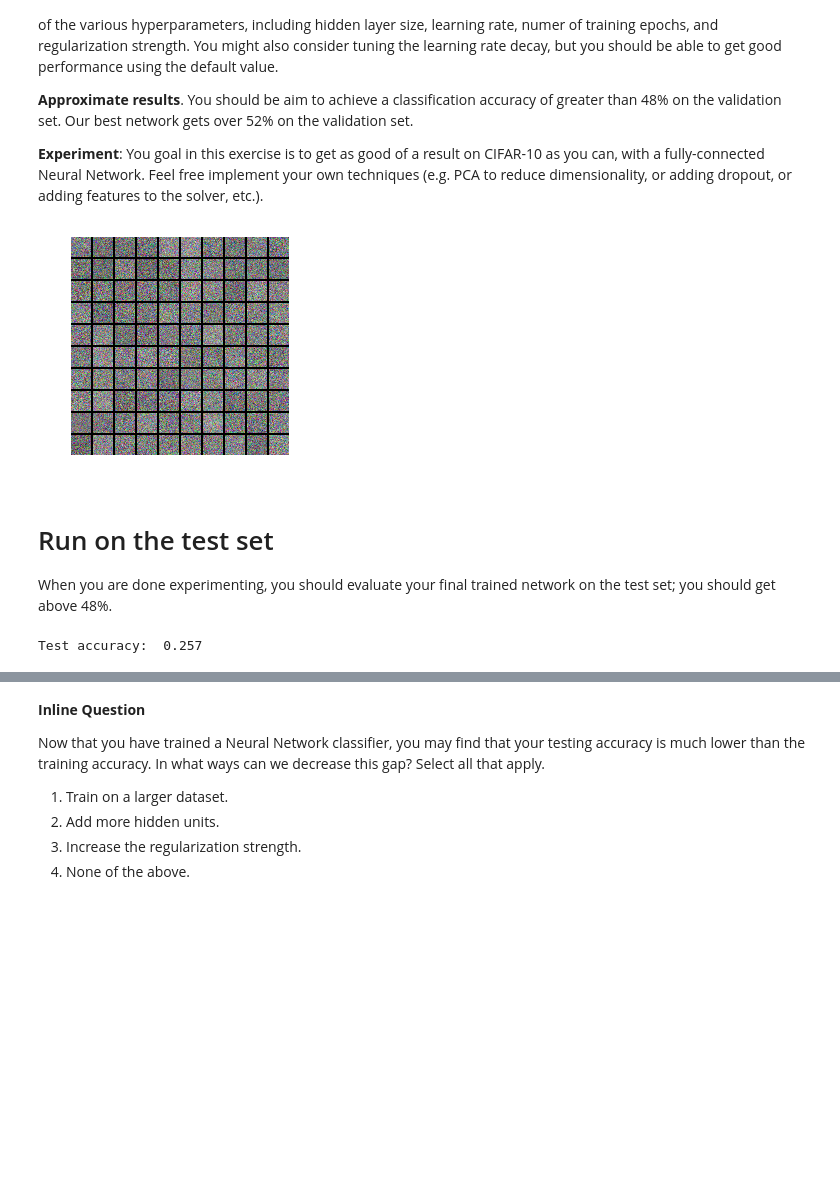
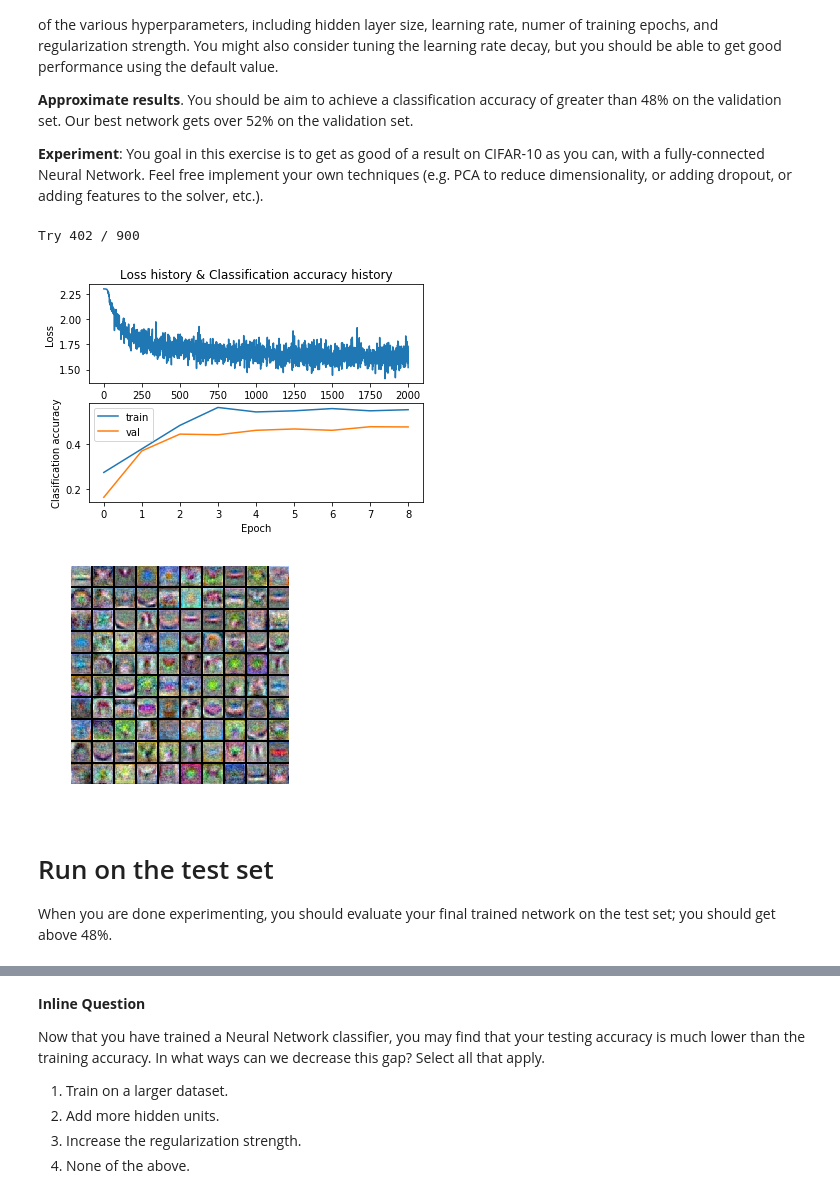
Before and after one commit to caerulea3/cs231n-201812, a Jupyter notebook: assignment1/two_layer_net.ipynb, the cells around one changed output, grey strips where cells are left out. Cells and saved outputs as stored; diff of their text form; code cells hidden in the pictures; blank space fills up the shorter version.

```diff
--- a/assignment1/two_layer_net.ipynb
+++ b/assignment1/two_layer_net.ipynb
@@ -220,7 +220,7 @@ net = TwoLayerNet(input_size, hidden_size, num_classes)
 
 # Train the network
 stats = net.train(X_train, y_train, X_val, y_val,
-            num_iters=1000, batch_size=200,
+            num_iters=10, batch_size=200,
             learning_rate=1e-4, learning_rate_decay=0.95,
             reg=0.25, verbose=True)
 
@@ -307,6 +298,8 @@ from tqdm import tqdm_notebook as tqdm
 best_net = None # store the best model into this
 best_acc = 0
 best_net_stat = None
+best_stats = {'final_iter' : 0}
+import pickle as pk
 #################################################################################
 # TODO: Tune hyperparameters using the validation set. Store your best trained  #
 # model in best_net.                                                            #
@@ -327,8 +320,21 @@ hyperparams_candidate = [(i, j, k)
                          for i in hidden_size_candidate
                          for j in learning_rate_candidate
                          for k in reg_strength_candidate]
+"""Refreshing Code"""
+# with open("two_layer_net_temp.pkl", "wb") as dump_file:
+#     pk.dump(best_stats, dump_file)
 
-for hd_s, lr, rg in tqdm(hyperparams_candidate):
+"""Load Previous Iteration data"""
+with open("two_layer_net_temp.pkl", "rb") as dump_file:
+    best_stats = pk.load(dump_file)
+
+for it in range(len(hyperparams_candidate)):
+    if it==best_stats['final_iter']:
+        print("Try {0} / {1}".format(it, len(hyperparams_candidate)))
+    if it<=best_stats['final_iter']:
+        continue
+
+    hd_s, lr, rg = hyperparams_candidate[it]
     input_size = 32 * 32 * 3
     hidden_size = hd_s
     num_classes = 10
@@ -336,7 +342,7 @@ for hd_s, lr, rg in tqdm(hyperparams_candidate):
 
     # Train the network
     stats = net.train(X_train, y_train, X_val, y_val,
-                num_iters=10, batch_size=200,
+                num_iters=2000, batch_size=200,
                 learning_rate=lr, learning_rate_decay=0.95,
                 reg=rg, verbose=False)
 
@@ -344,23 +350,28 @@ for hd_s, lr, rg in tqdm(hyperparams_candidate):
     val_acc = (net.predict(X_val) == y_val).mean()
 #     print('Validation accuracy: ', val_acc)
     if val_acc>best_acc:
-        best_net = net
-        best_acc = val_acc
-        best_net_stat = stats
+        best_stats['best_net'] = net
+        best_stats['best_acc'] = val_acc
+        best_stats['best_net_stat'] = stats
+        best_stats['hidden_size'] = hd_s
+        best_stats['learning_rate'] = lr
+        best_stats['regularization_str'] = rg
+
+    with open("two_layer_net_temp.pkl", "wb") as dump_file:
+        best_stats['final_iter'] = it
+        pk.dump(best_stats, dump_file)
     del net, val_acc, stats
 #################################################################################
 #                               END OF YOUR CODE                                #
 #################################################################################
+# %% [output]
+Try 402 / 900
 # %%
 # visualize the weights of the best network
-show_net_weights(best_net, best_net_stat)
+show_net_weights(best_stats['best_net'], best_stats['best_net_stat'])
 # %% [output]
-[figure, old version]
+[figure, new version]
+[figure, added]
 # %% [markdown]
 # Run on the test set
 When you are done experimenting, you should evaluate your final trained network on the test set; you should get above 48%.
-# %%
-test_acc = (best_net.predict(X_test) == y_test).mean()
-print('Test accuracy: ', test_acc)
-# %% [output]
-Test accuracy:  0.257
```
Also changed, not shown: parts of 5 cells of this notebook, 3 other files.
